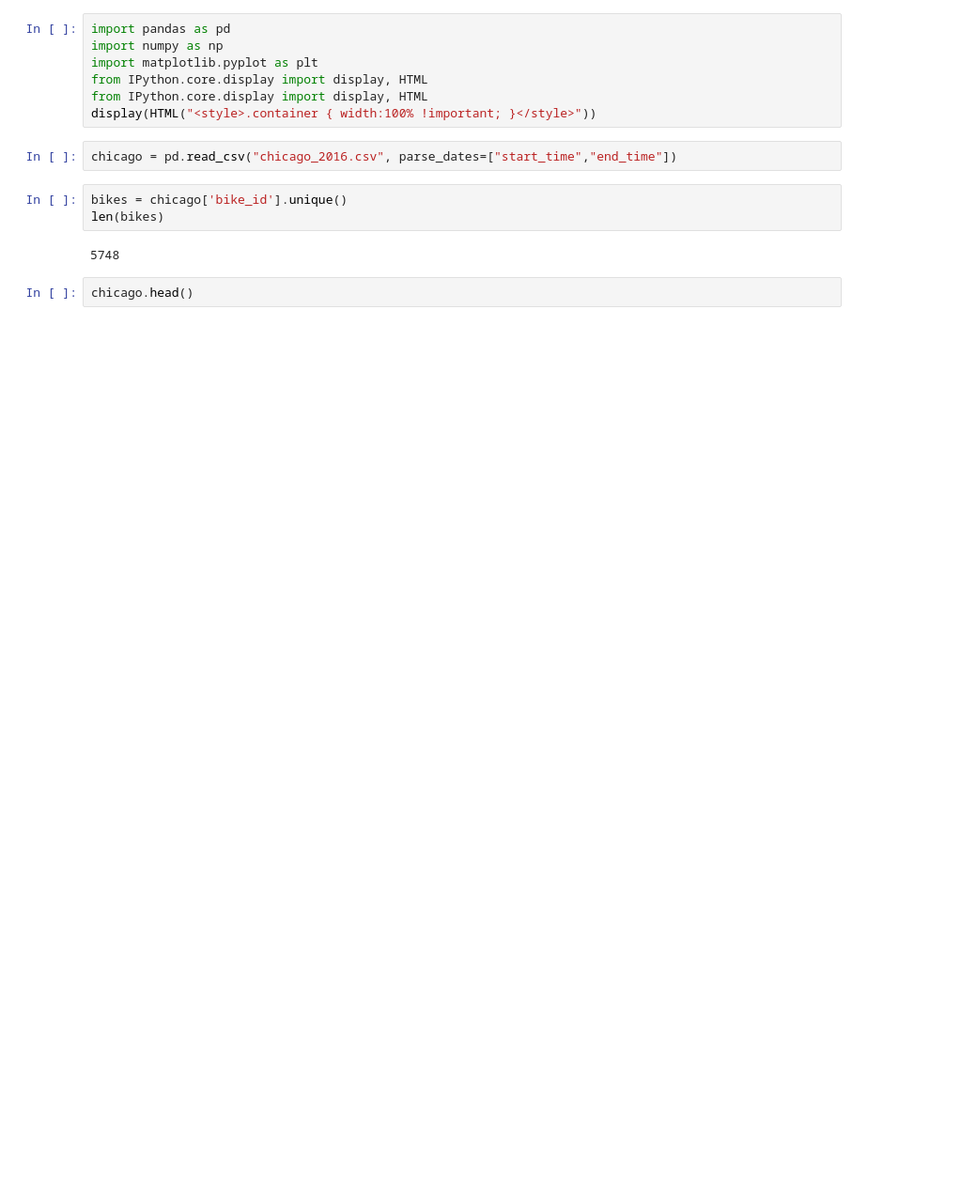
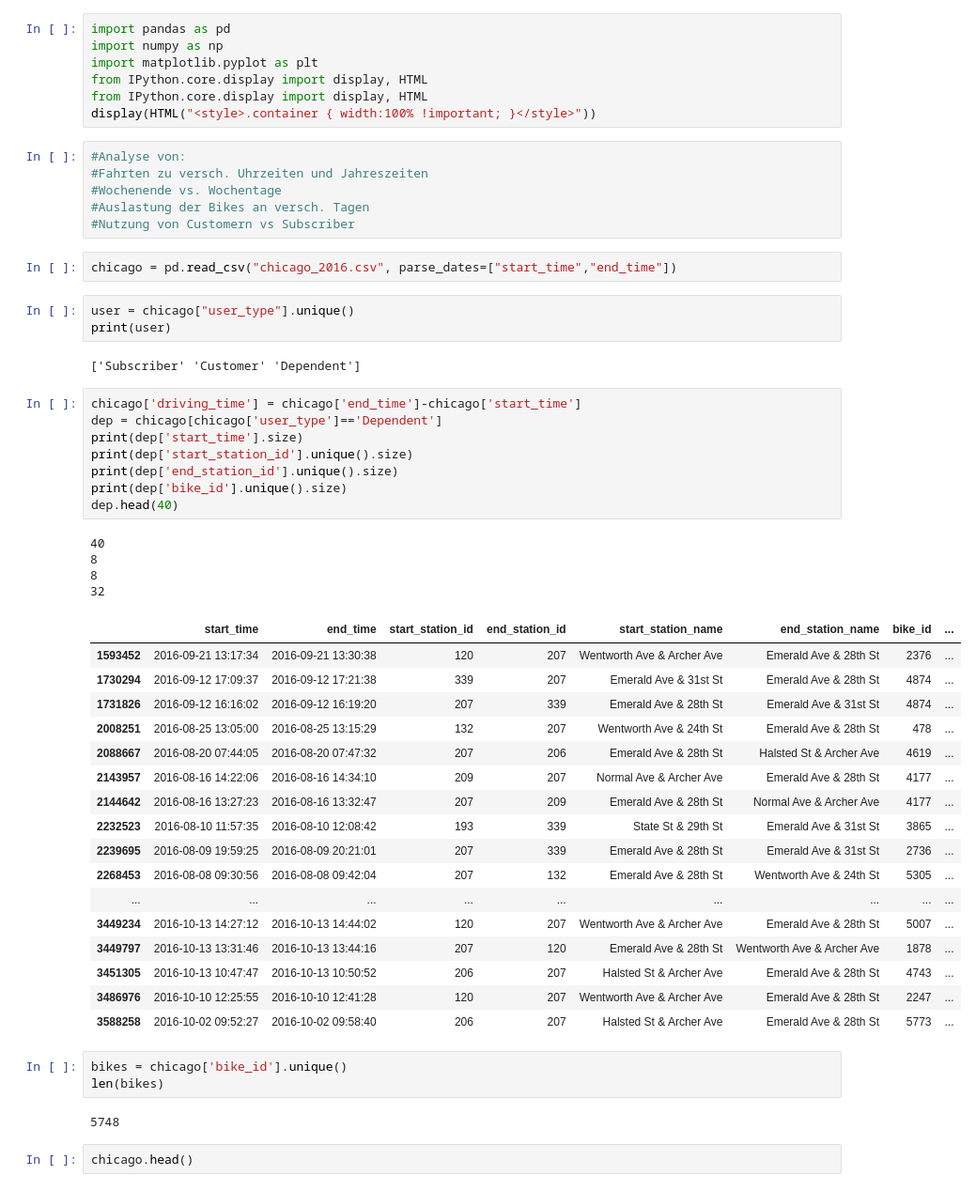
Before and after one commit to agruenb/PrescriptiveStruggle_BikeSharing, a Jupyter notebook: LeaWorkspace/lworkspace.ipynb, the cells around one changed output. Shown: that part at 94% size. Saved outputs shown, nothing was run; the diff lists cells and outputs as text; blank space fills up the shorter version.

```diff
--- a/LeaWorkspace/lworkspace.ipynb
+++ b/LeaWorkspace/lworkspace.ipynb
@@ -5,8 +5,49 @@ import matplotlib.pyplot as plt
 from IPython.core.display import display, HTML
 from IPython.core.display import display, HTML
 display(HTML("<style>.container { width:100% !important; }</style>"))
+# %%
+#Analyse von:
+#Fahrten zu versch. Uhrzeiten und Jahreszeiten
+#Wochenende vs. Wochentage
+#Auslastung der Bikes an versch. Tagen
+#Nutzung von Customern vs Subscriber
 # %%
 chicago = pd.read_csv("chicago_2016.csv", parse_dates=["start_time","end_time"])
+# %%
+user = chicago["user_type"].unique()
+print(user)
+# %% [output]
+['Subscriber' 'Customer' 'Dependent']
+# %%
+chicago['driving_time'] = chicago['end_time']-chicago['start_time']
+dep = chicago[chicago['user_type']=='Dependent']
+print(dep['start_time'].size)
+print(dep['start_station_id'].unique().size)
+print(dep['end_station_id'].unique().size)
+print(dep['bike_id'].unique().size)
+dep.head(40)
+# %% [output]
+40
+8
+8
+32
+|  | start_time | end_time | start_station_id | end_station_id | start_station_name | end_station_name | bike_id | ... |
+| 1593452 | 2016-09-21 13:17:34 | 2016-09-21 13:30:38 | 120 | 207 | Wentworth Ave & Archer Ave | Emerald Ave & 28th St | 2376 | ... |
+| 1730294 | 2016-09-12 17:09:37 | 2016-09-12 17:21:38 | 339 | 207 | Emerald Ave & 31st St | Emerald Ave & 28th St | 4874 | ... |
+| 1731826 | 2016-09-12 16:16:02 | 2016-09-12 16:19:20 | 207 | 339 | Emerald Ave & 28th St | Emerald Ave & 31st St | 4874 | ... |
+| 2008251 | 2016-08-25 13:05:00 | 2016-08-25 13:15:29 | 132 | 207 | Wentworth Ave & 24th St | Emerald Ave & 28th St | 478 | ... |
+| 2088667 | 2016-08-20 07:44:05 | 2016-08-20 07:47:32 | 207 | 206 | Emerald Ave & 28th St | Halsted St & Archer Ave | 4619 | ... |
+| 2143957 | 2016-08-16 14:22:06 | 2016-08-16 14:34:10 | 209 | 207 | Normal Ave & Archer Ave | Emerald Ave & 28th St | 4177 | ... |
+| 2144642 | 2016-08-16 13:27:23 | 2016-08-16 13:32:47 | 207 | 209 | Emerald Ave & 28th St | Normal Ave & Archer Ave | 4177 | ... |
+| 2232523 | 2016-08-10 11:57:35 | 2016-08-10 12:08:42 | 193 | 339 | State St & 29th St | Emerald Ave & 31st St | 3865 | ... |
+| 2239695 | 2016-08-09 19:59:25 | 2016-08-09 20:21:01 | 207 | 339 | Emerald Ave & 28th St | Emerald Ave & 31st St | 2736 | ... |
+| 2268453 | 2016-08-08 09:30:56 | 2016-08-08 09:42:04 | 207 | 132 | Emerald Ave & 28th St | Wentworth Ave & 24th St | 5305 | ... |
+| ... | ... | ... | ... | ... | ... | ... | ... | ... |
+| 3449234 | 2016-10-13 14:27:12 | 2016-10-13 14:44:02 | 120 | 207 | Wentworth Ave & Archer Ave | Emerald Ave & 28th St | 5007 | ... |
+| 3449797 | 2016-10-13 13:31:46 | 2016-10-13 13:44:16 | 207 | 120 | Emerald Ave & 28th St | Wentworth Ave & Archer Ave | 1878 | ... |
+| 3451305 | 2016-10-13 10:47:47 | 2016-10-13 10:50:52 | 206 | 207 | Halsted St & Archer Ave | Emerald Ave & 28th St | 4743 | ... |
+| 3486976 | 2016-10-10 12:25:55 | 2016-10-10 12:41:28 | 120 | 207 | Wentworth Ave & Archer Ave | Emerald Ave & 28th St | 2247 | ... |
+| 3588258 | 2016-10-02 09:52:27 | 2016-10-02 09:58:40 | 206 | 207 | Halsted St & Archer Ave | Emerald Ave & 28th St | 5773 | ... |
 # %%
 bikes = chicago['bike_id'].unique()
 len(bikes)
```
Also changed, not shown: parts of 10 cells of this notebook, 8 other files.
